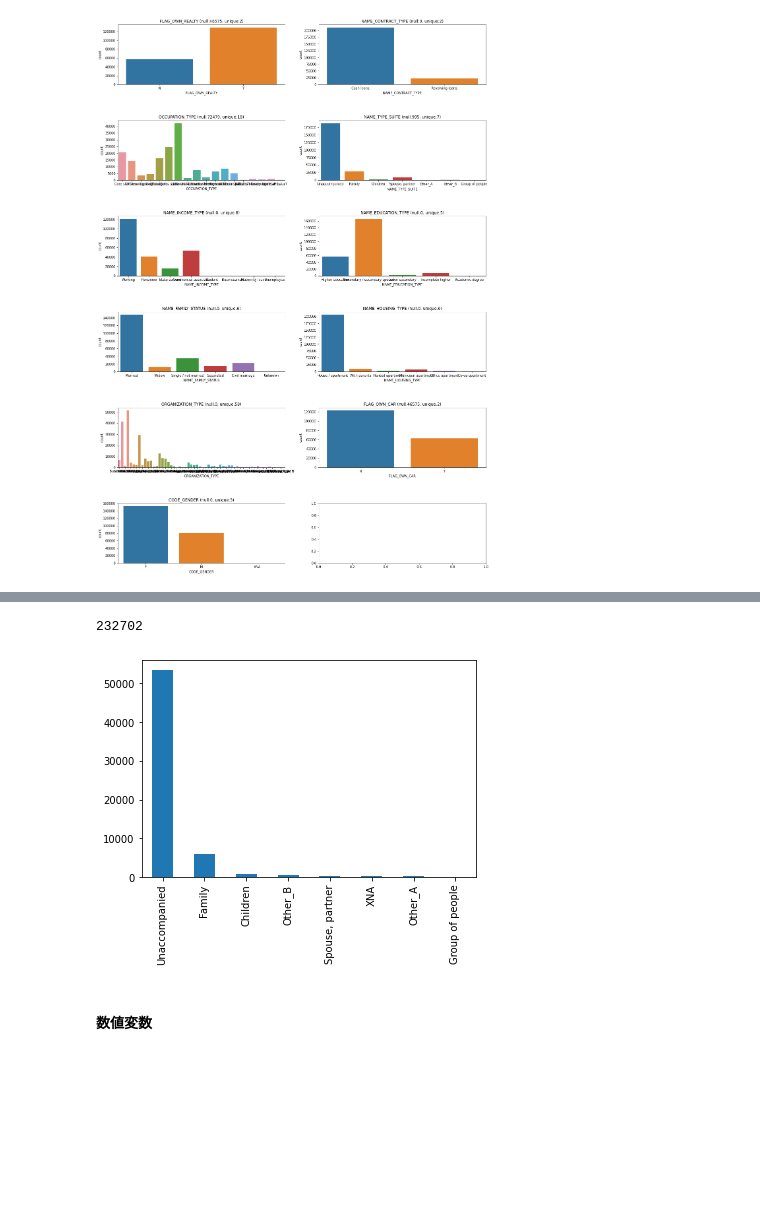
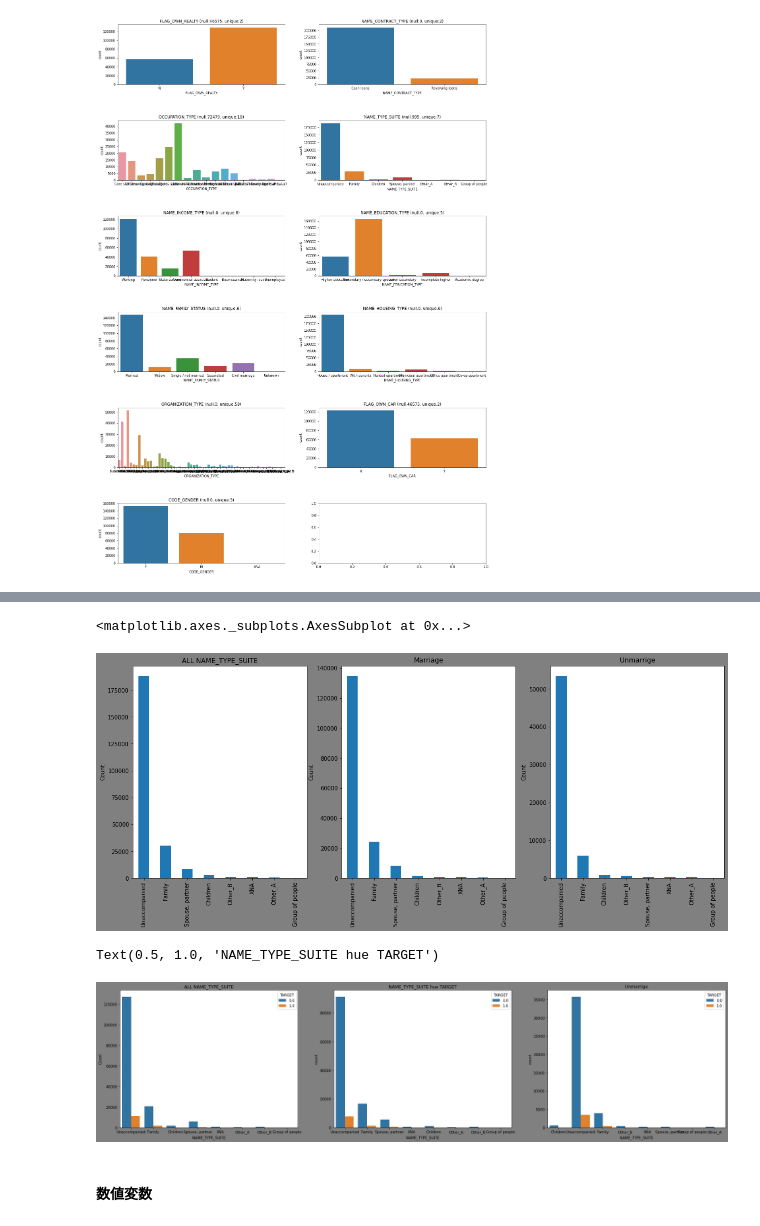
Before and after one commit to Murakami-Shoya/everyday_programming, a Jupyter notebook: gci_hc_eda.ipynb, the cells around one changed output, grey strips where cells are left out. Saved outputs shown, nothing was run; the diff lists cells and outputs as text; code cells hidden in the pictures; blank space fills up the shorter version.

```diff
--- a/gci_hc_eda.ipynb
+++ b/gci_hc_eda.ipynb
@@ -295,9 +480,0 @@ array(['Married', 'Widow', 'Single / not married', 'Separated',
-# %%
-# married_df = all_df[all_df['NAME_FAMILY_STATUS'].isin(['Married', 'Civil marriage'])]
-married_df = all_df.query('NAME_FAMILY_STATUS != ["Married", "Civil marriage"]')
-
-married_df['NAME_TYPE_SUITE'].value_counts().plot.bar()
-len(all_df)
-# %% [output]
-232702
-[figure, removed]
@@ -315,2 +481,43 @@ all_df['NAME_TYPE_SUITE'] = all_df['NAME_FAMILY_STATUS'].apply(fill_NAME_TYPE_SU
+# %%
+f,ax=plt.subplots(1, 3, figsize=(19,7), facecolor='gray')
+all_df['NAME_TYPE_SUITE'].value_counts().plot.bar(ax=ax[0])
+ax[0].set_title('ALL NAME_TYPE_SUITE')
+ax[0].set_ylabel('Count')
+
+married_df = all_df.query('NAME_FAMILY_STATUS == ["Married", "Civil marriage"]')
+ax[1].set_title('Marriage')
+ax[1].set_ylabel('Count')
+married_df['NAME_TYPE_SUITE'].value_counts().plot.bar(ax=ax[1])
+
+married_df = all_df.query('NAME_FAMILY_STATUS != ["Married", "Civil marriage"]')
+ax[2].set_title('Unmarrige')
+ax[2].set_ylabel('Count')
+married_df['NAME_TYPE_SUITE'].value_counts().plot.bar(ax=ax[2])
+# %% [output]
+<matplotlib.axes._subplots.AxesSubplot at 0x...>
+[figure, added]
+# %%
+f,ax=plt.subplots(1, 3, figsize=(30,7), facecolor='gray')
+# all_df['NAME_TYPE_SUITE'].value_counts().plot.bar(ax=ax[0])
+sns.countplot('NAME_TYPE_SUITE', hue='TARGET', data=all_df,ax=ax[0])
+ax[0].set_title('ALL NAME_TYPE_SUITE')
+ax[0].set_ylabel('Count')
+
+married_df = all_df.query('NAME_FAMILY_STATUS == ["Married", "Civil marriage"]')
+ax[1].set_title('Marriage')
+ax[1].set_ylabel('Count')
+# married_df['NAME_TYPE_SUITE'].value_counts().plot.bar(ax=ax[1])
+sns.countplot('NAME_TYPE_SUITE', hue='TARGET', data=married_df,ax=ax[1])
+
+married_df = all_df.query('NAME_FAMILY_STATUS != ["Married", "Civil marriage"]')
+ax[2].set_title('Unmarrige')
+ax[2].set_ylabel('Count')
+# married_df['NAME_TYPE_SUITE'].value_counts().plot.bar(ax=ax[2])
+sns.countplot('NAME_TYPE_SUITE', hue='TARGET', data=married_df,ax=ax[2])
+
+ax[1].set_title('NAME_TYPE_SUITE hue TARGET')
+# %% [output]
+Text(0.5, 1.0, 'NAME_TYPE_SUITE hue TARGET')
+[figure, added]
 # %% [markdown]
 #### 数値変数
```
Also changed, not shown: parts of 30 cells of this notebook.
